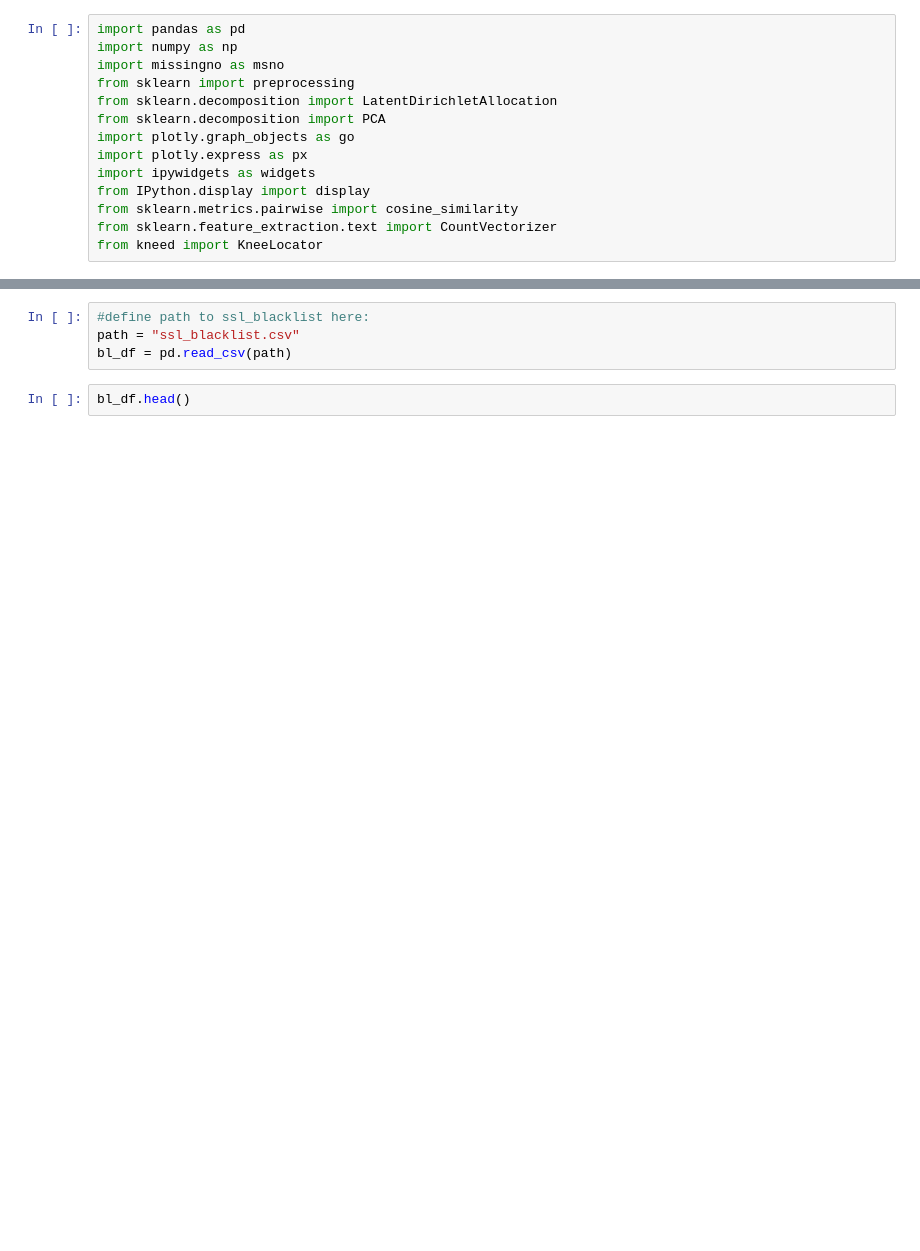
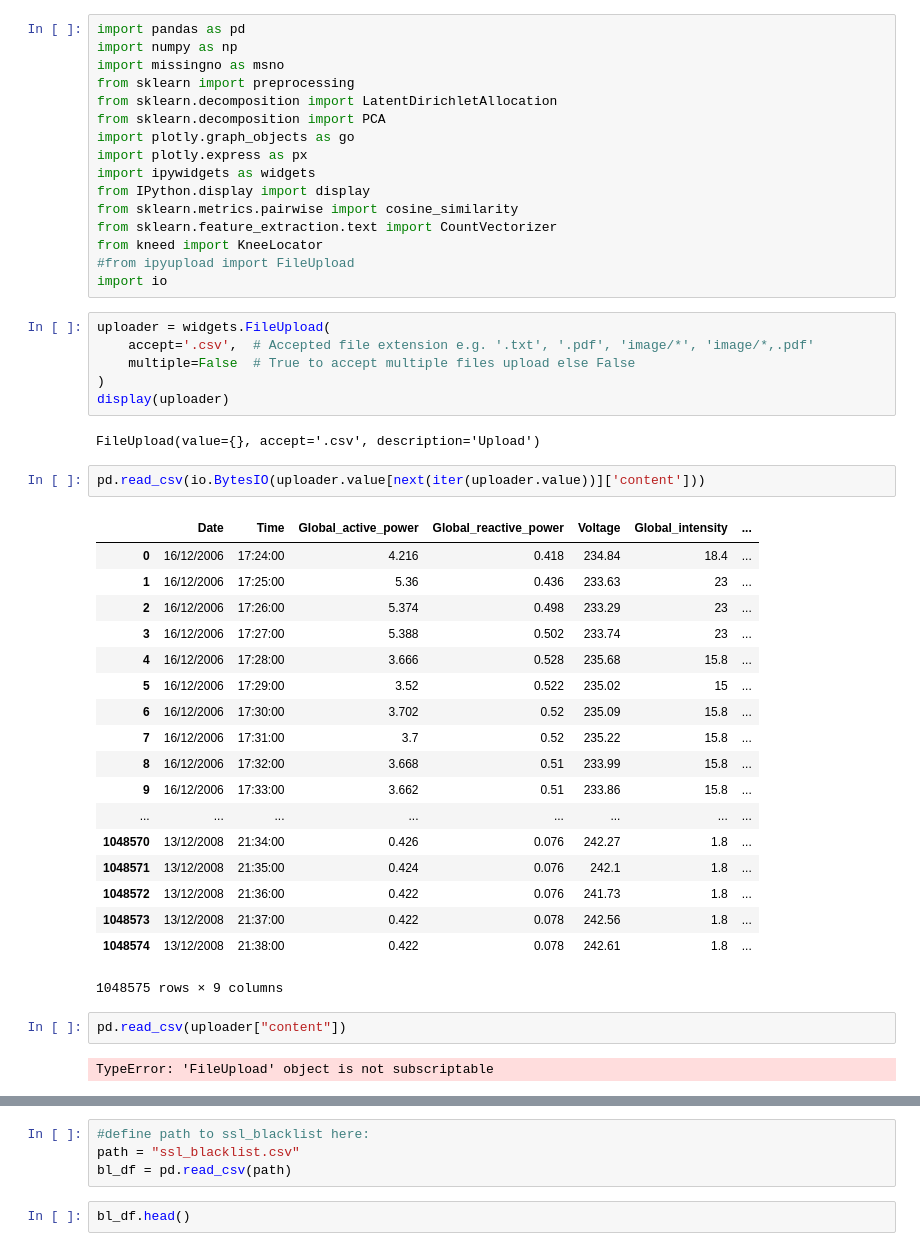
Before and after one commit to gitsduran1986/Test-EC2-Deploy, a Jupyter notebook: Test.ipynb, the cells around one changed output, grey strips where cells are left out. Cells and saved outputs as stored; diff of their text form; blank space fills up the shorter version.

Commit message:
widgets added

```diff
--- a/Test.ipynb
+++ b/Test.ipynb
@@ -12,6 +43,41 @@ from IPython.display import display
 from sklearn.metrics.pairwise import cosine_similarity
 from sklearn.feature_extraction.text import CountVectorizer
 from kneed import KneeLocator
+#from ipyupload import FileUpload
+import io
+# %%
+uploader = widgets.FileUpload(
+    accept='.csv',  # Accepted file extension e.g. '.txt', '.pdf', 'image/*', 'image/*,.pdf'
+    multiple=False  # True to accept multiple files upload else False
+)
+display(uploader)
+# %% [output]
+FileUpload(value={}, accept='.csv', description='Upload')
+# %%
+pd.read_csv(io.BytesIO(uploader.value[next(iter(uploader.value))]['content']))
+# %% [output]
+|  | Date | Time | Global_active_power | Global_reactive_power | Voltage | Global_intensity | ... |
+| 0 | 16/12/2006 | 17:24:00 | 4.216 | 0.418 | 234.84 | 18.4 | ... |
+| 1 | 16/12/2006 | 17:25:00 | 5.36 | 0.436 | 233.63 | 23 | ... |
+| 2 | 16/12/2006 | 17:26:00 | 5.374 | 0.498 | 233.29 | 23 | ... |
+| 3 | 16/12/2006 | 17:27:00 | 5.388 | 0.502 | 233.74 | 23 | ... |
+| 4 | 16/12/2006 | 17:28:00 | 3.666 | 0.528 | 235.68 | 15.8 | ... |
+| 5 | 16/12/2006 | 17:29:00 | 3.52 | 0.522 | 235.02 | 15 | ... |
+| 6 | 16/12/2006 | 17:30:00 | 3.702 | 0.52 | 235.09 | 15.8 | ... |
+| 7 | 16/12/2006 | 17:31:00 | 3.7 | 0.52 | 235.22 | 15.8 | ... |
+| 8 | 16/12/2006 | 17:32:00 | 3.668 | 0.51 | 233.99 | 15.8 | ... |
+| 9 | 16/12/2006 | 17:33:00 | 3.662 | 0.51 | 233.86 | 15.8 | ... |
+| ... | ... | ... | ... | ... | ... | ... | ... |
+| 1048570 | 13/12/2008 | 21:34:00 | 0.426 | 0.076 | 242.27 | 1.8 | ... |
+| 1048571 | 13/12/2008 | 21:35:00 | 0.424 | 0.076 | 242.1 | 1.8 | ... |
+| 1048572 | 13/12/2008 | 21:36:00 | 0.422 | 0.076 | 241.73 | 1.8 | ... |
+| 1048573 | 13/12/2008 | 21:37:00 | 0.422 | 0.078 | 242.56 | 1.8 | ... |
+| 1048574 | 13/12/2008 | 21:38:00 | 0.422 | 0.078 | 242.61 | 1.8 | ... |
+1048575 rows × 9 columns
+# %%
+pd.read_csv(uploader["content"])
+# %% [output]
+TypeError: 'FileUpload' object is not subscriptable
 # %%
 #Uncomment and run below code to update the ssl_blacklist (This scrapes abuse.ch so try not do this more than once every 5 min)
 !python Abuse.py ssl_blacklist.csv
```
Also changed, not shown: parts of 12 cells of this notebook, 2 other files.
